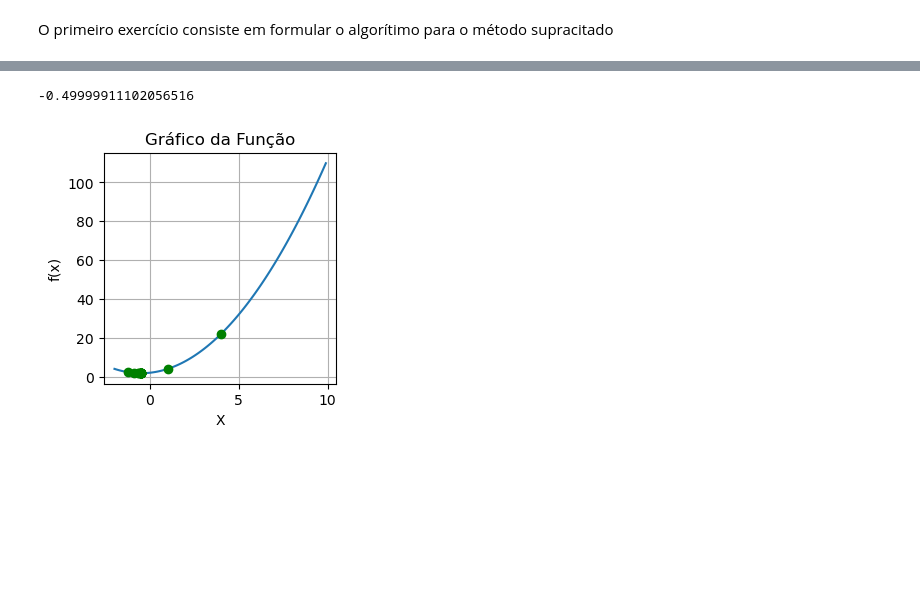
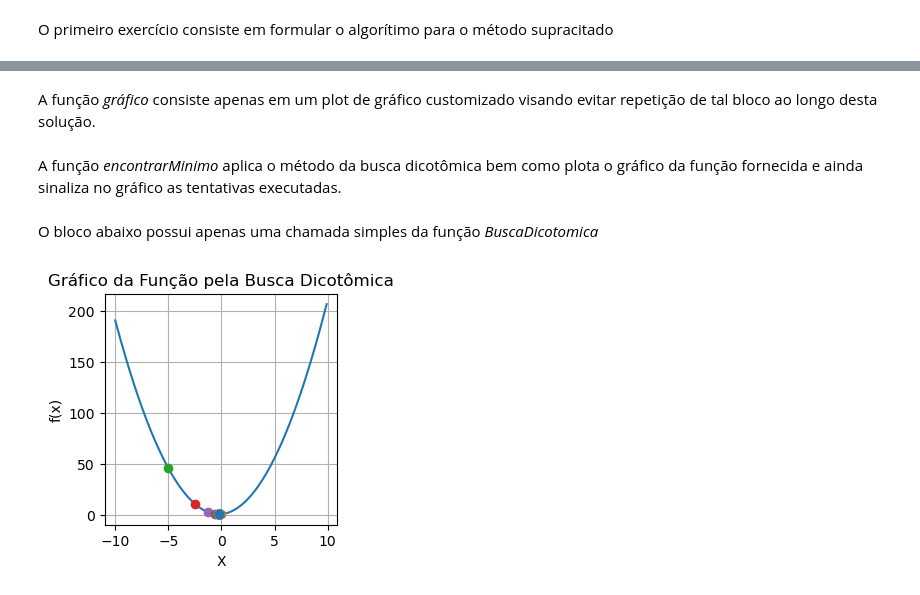
Before and after one commit to afm97/OtimizacaoDeSistemas, a Jupyter notebook: Otimizacao.ipynb, the cells around one changed output, grey strips where cells are left out. Saved outputs shown, nothing was run; the diff lists cells and outputs as text; code cells hidden in the pictures; blank space fills up the shorter version.

```diff
--- a/Otimizacao.ipynb
+++ b/Otimizacao.ipynb
@@ -25,3 +23,0 @@ Image.open("BuscaDicotomica.png").resize((300,300))
-# %%
-def f(x):
-    return x**2 + x + 2
@@ -28,39 +41,53 @@ def f(x):
+# %% [markdown]
+A função *gráfico* consiste apenas em um plot de gráfico customizado visando evitar repetição de tal bloco ao longo desta solução.
 # %%
-def grafico(min, max, funcao, passo):
-    x = np.arange(min,max,passo)
+def grafico(min, max, coeficientes, funcao = f):
+    '''
+    RECEBE UM PONTO MÍNIMO, UM MÁXIMO, UMA FUNÇÃO POLINOMIAL E SEUS COEFICIENTES E RETORNA O GRÁFICO DA FUNÇÃO
+    '''
+    x = np.arange(min,max,0.1)
     plt.figure(figsize=(3, 3))
-    plt.plot(x,funcao(x))
+    plt.plot(x,funcao(x,coeficientes))
     plt.xlabel("X")
     plt.ylabel("f(x)")
-    plt.title("Gráfico da Função")
     plt.grid()
+# %% [markdown]
+A função *encontrarMinimo* aplica o método da busca dicotômica bem como plota o gráfico da função fornecida e ainda sinaliza no gráfico as tentativas executadas.
 # %%
 
-def encontrarMinimo(valor1, valor2, erro,  funcao = f, max_iteracoes=100, passo=0.1):
-    grafico(valor1, valor2, funcao, passo)
+def BuscaDicotomica(x1, x2, coeficientes, erro, funcao = f, max_iteracoes=100):
+    '''
+    RECEBE DOIS VALORES, UMA LISTA DE COEFICIENTES E UM ERRO MÁXIMO E RETORNA O VALOR CORRESPONDENTE AO MÍNIMO DA FUNÇÃO
+    UTILIZANDO A BUSCA DICOTÔMICA
+    '''
+    grafico(x1, x2, coeficientes)
+    plt.title("Gráfico da Função pela Busca Dicotômica")
     iteracoes = 0
-    while abs(valor1 - valor2) >= 2*erro:
-        xm = (valor1+valor2)/2
+    while abs(x1 - x2) >= 1.2*erro or (iteracoes < max_iteracoes):
+        xm = (x1+x2)/2
         xMu = xm + erro/2
         xLambda = xm - erro/2
 
-        f_mu = funcao(xMu)
-        f_lambda = funcao(xLambda)
+        f_mu = funcao(xMu,coeficientes)
+        f_lambda = funcao(xLambda,coeficientes)
 
         if f_mu > f_lambda:
-            valor2 = xMu
+            x2 = xMu
         elif f_mu < f_lambda:
-            valor1 = xLambda
+            x1 = xLambda
         iteracoes += 1
 
-        plt.plot(xm,funcao(xm),'go')
+        plt.plot(xm,funcao(xm,coeficientes),'o')
 
-    return (valor1+valor2)/2
+    return (x1+x2)/2
-# %%
-x1 = -2
-x2 = 10
-
-encontrarMinimo(x1,x2,0.00001)
-# %% [output]
--0.49999911102056516
-[figure, removed]
+# %% [markdown]
+O bloco abaixo possui apenas uma chamada simples da função *BuscaDicotomica*
+# %%
+x1 = -10
+x2 = 10
+erro = 0.001
+coeficientes = [1,1,2]
+
+_ = BuscaDicotomica(x1,x2,coeficientes,erro)
+# %% [output]
+[figure, added]
```
Also changed, not shown: parts of 13 cells of this notebook.
